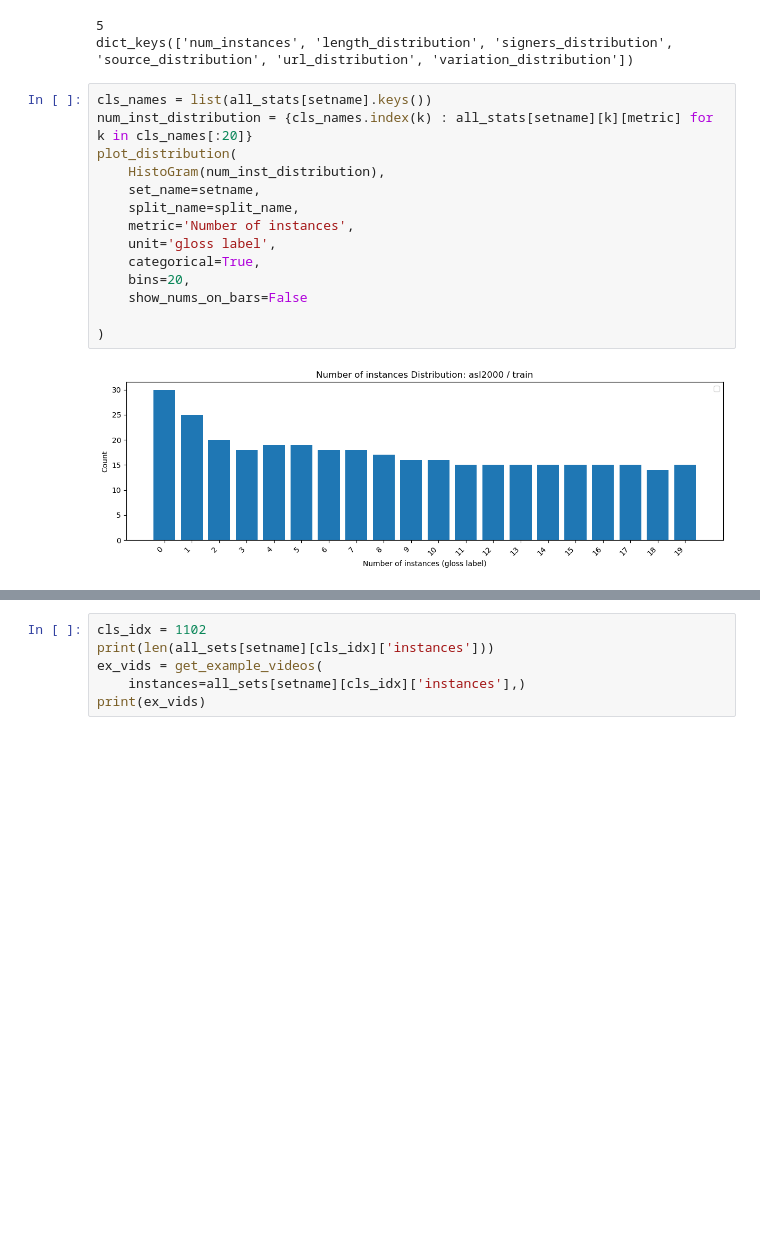
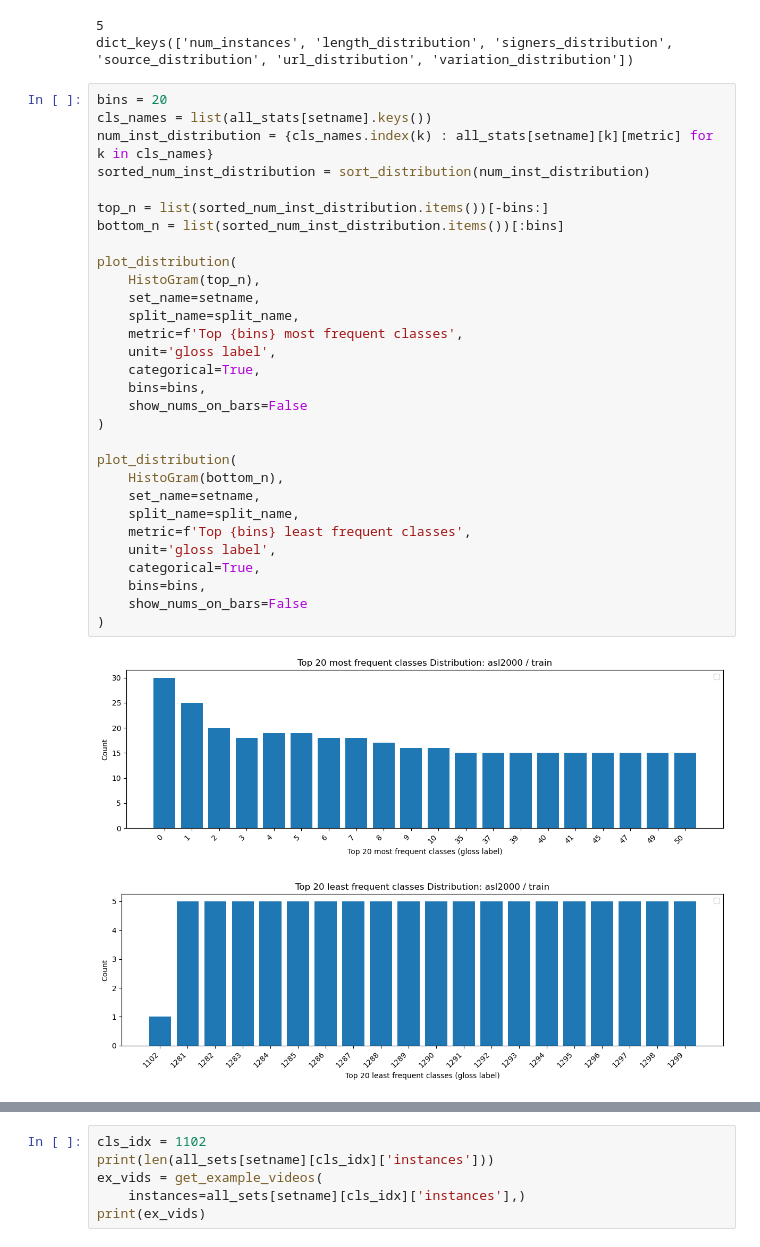
Before and after one commit to 0p3nTheSauce/SLR, a Jupyter notebook: code/dataset_variations.ipynb, the cells around one changed output, grey strips where cells are left out. Drawn from its saved outputs; the diff is of its cells as text; blank space fills up the shorter version.

```diff
--- a/code/dataset_variations.ipynb
+++ b/code/dataset_variations.ipynb
@@ -69,19 +75,36 @@ print(all_stats[setname][classes[-1]].keys())
 5
 dict_keys(['num_instances', 'length_distribution', 'signers_distribution', 'source_distribution', 'url_distribution', 'variation_distribution'])
 # %%
+bins = 20
 cls_names = list(all_stats[setname].keys())
-num_inst_distribution = {cls_names.index(k) : all_stats[setname][k][metric] for k in cls_names[:20]}
+num_inst_distribution = {cls_names.index(k) : all_stats[setname][k][metric] for k in cls_names}
+sorted_num_inst_distribution = sort_distribution(num_inst_distribution)
+
+top_n = list(sorted_num_inst_distribution.items())[-bins:]
+bottom_n = list(sorted_num_inst_distribution.items())[:bins]
+
 plot_distribution(
-    HistoGram(num_inst_distribution),
+    HistoGram(top_n),
     set_name=setname,
     split_name=split_name,
-    metric='Number of instances',
+    metric=f'Top {bins} most frequent classes',
     unit='gloss label',
     categorical=True,
-    bins=20,
+    bins=bins,
     show_nums_on_bars=False
+)
 
+plot_distribution(
+    HistoGram(bottom_n),
+    set_name=setname,
+    split_name=split_name,
+    metric=f'Top {bins} least frequent classes',
+    unit='gloss label',
+    categorical=True,
+    bins=bins,
+    show_nums_on_bars=False
 )
 # %% [output]
-[figure, old version]
+[figure, new version]
+[figure, added]
 # %%
```
Also changed, not shown: parts of 5 cells of this notebook, 4 other files.
